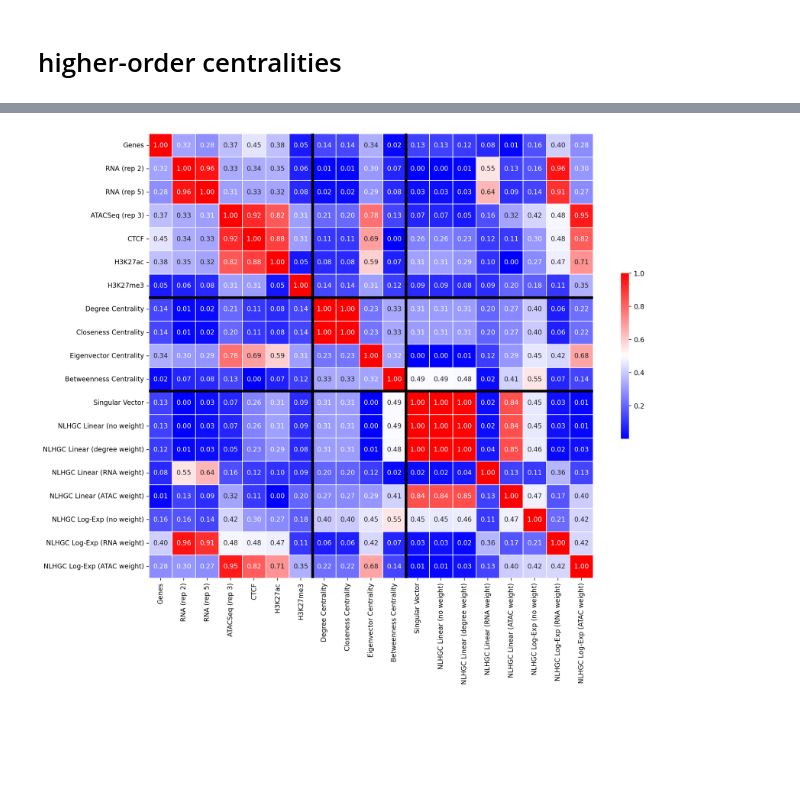
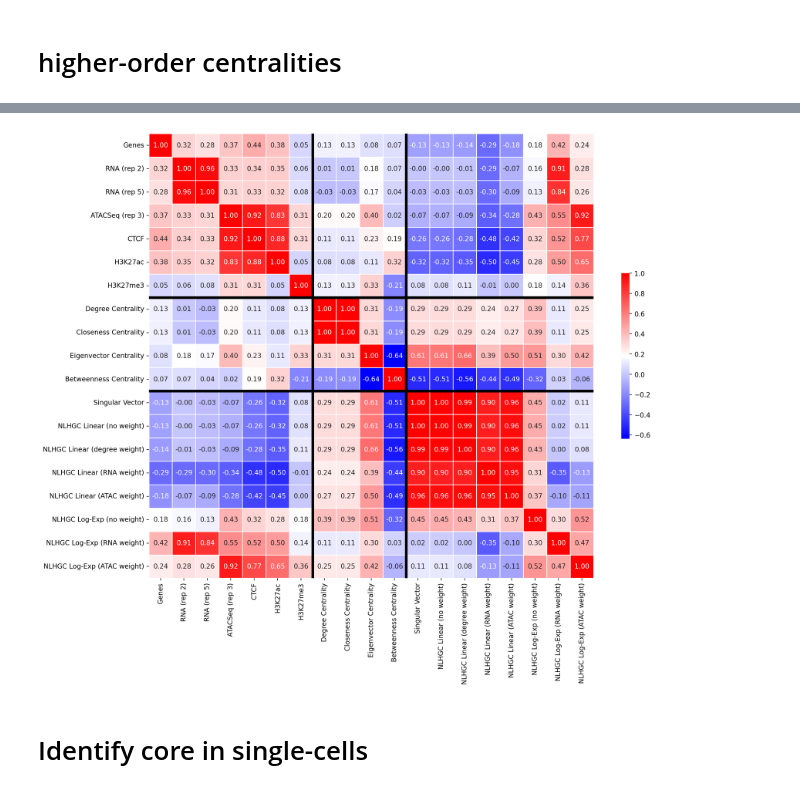
Before and after one commit to CooperStansbury/higher-order-single-cell, a Jupyter notebook: notebooks/anndata_core.ipynb, the cells around one changed output, grey strips where cells are left out. Saved outputs shown, nothing was run; the diff lists cells and outputs as text; code cells hidden in the pictures; blank space fills up the shorter version.

```diff
--- a/notebooks/anndata_core.ipynb
+++ b/notebooks/anndata_core.ipynb
@@ -38,7 +42,7 @@ chrom = "chr2"
 
 dpath = "/scratch/indikar_root/indikar1/shared_data/higher_order/by_chromosome/"
 
-file_list = sorted(glob.glob(f"{dpath}*{resolution}*{chrom}*"))
+file_list = sorted(glob.glob(f"{dpath}*_{resolution}_{chrom}*"))
 print(file_list)
 
 population_path = file_list[0]
@@ -395,0 +411,41 @@ Index(['bin_index', 'bin_start', 'bin_end', 'bin', 'chrom', 'chrom_bin',
+# %%
+columns = [
+    'hge_logexp_RNA_weighted',
+    'ATACSeq_1',
+    'RNA_5',
+]
+
+pdf = adata.obs.copy()
+
+for column in columns:
+    pdf[column] = scipy.stats.zscore(pdf[column])
+
+print(pdf[columns].corr())
+
+pdf = pdf[columns + ['chrom_bin']].melt(id_vars='chrom_bin')
+
+plt.rcParams['figure.dpi'] = 200
+plt.rcParams['figure.figsize'] = 10, 2.5
+
+sns.barplot(
+    data=pdf,
+    x='chrom_bin',
+    y='value',
+    hue='variable',
+    palette='Set1',
+    dodge=False,
+    alpha=0.5,
+)
+
+sns.move_legend(
+    plt.gca(),
+    title="",
+    loc='lower center',
+    bbox_to_anchor=(0.5, -0.5),
+)
+
+plt.axhline(y=0, lw=1, c='k')
+plt.xticks([])
+plt.ylabel('z-score')
+plt.xlabel('')
+sns.despine(bottom=True)
@@ -419,32 +483,34 @@ column_labels = {
 }
 
 corr = pdf[list(column_labels.keys())].corr()
 corr.index = list(column_labels.values())
 corr.columns = list(column_labels.values())
 
 plt.rcParams['figure.dpi'] = 200
 plt.rcParams['figure.figsize'] = 15, 15
 
 sns.heatmap(
-    corr.abs(),
+    corr,
     square=True,
     linewidths=1,
     cmap='bwr',
     annot=True,
     fmt=".2f",  # Format to show only 3 decimal places
     cbar_kws={'shrink': 0.3}
 )
 
 # Get the positions of the lines
 # These positions are based on the order of your `column_labels`
 lines = [7, 11,]
 
 # Add vertical lines
 for line in lines:
     plt.axvline(line, color='black', lw=4)
     plt.axhline(line, color='black', lw=4)
 
 
 plt.show()
 # %% [output]
-[figure, old version]
+[figure, new version]
+# %% [markdown]
+# Identify core in single-cells
```
Also changed, not shown: parts of 29 cells of this notebook, 4 other files.
